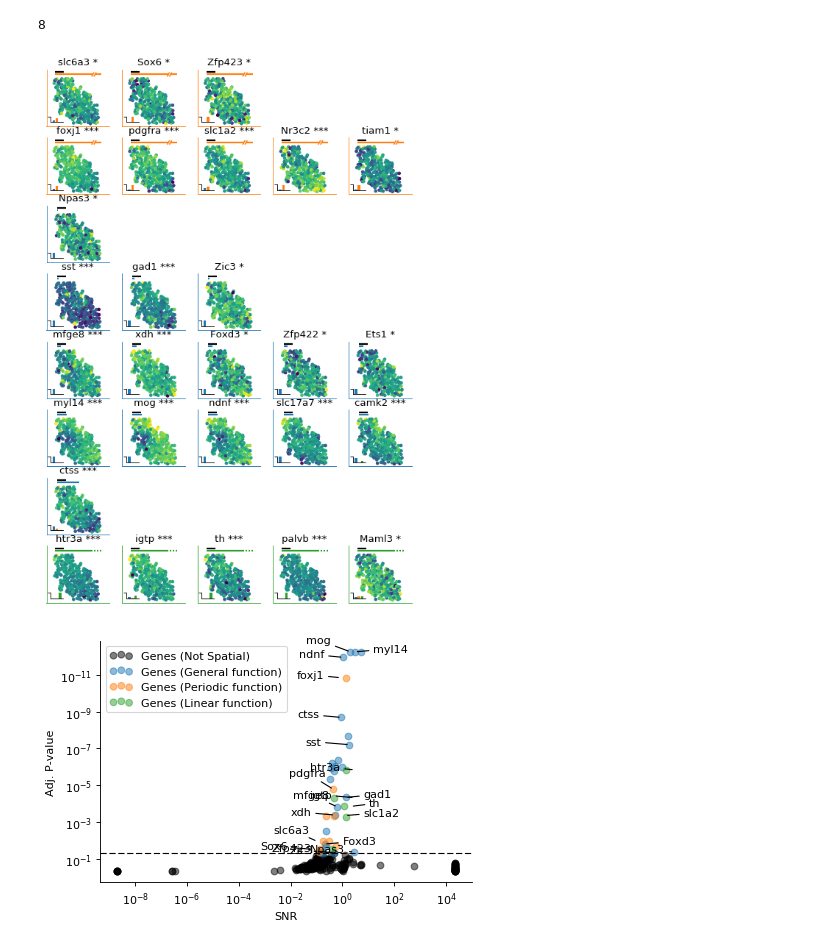
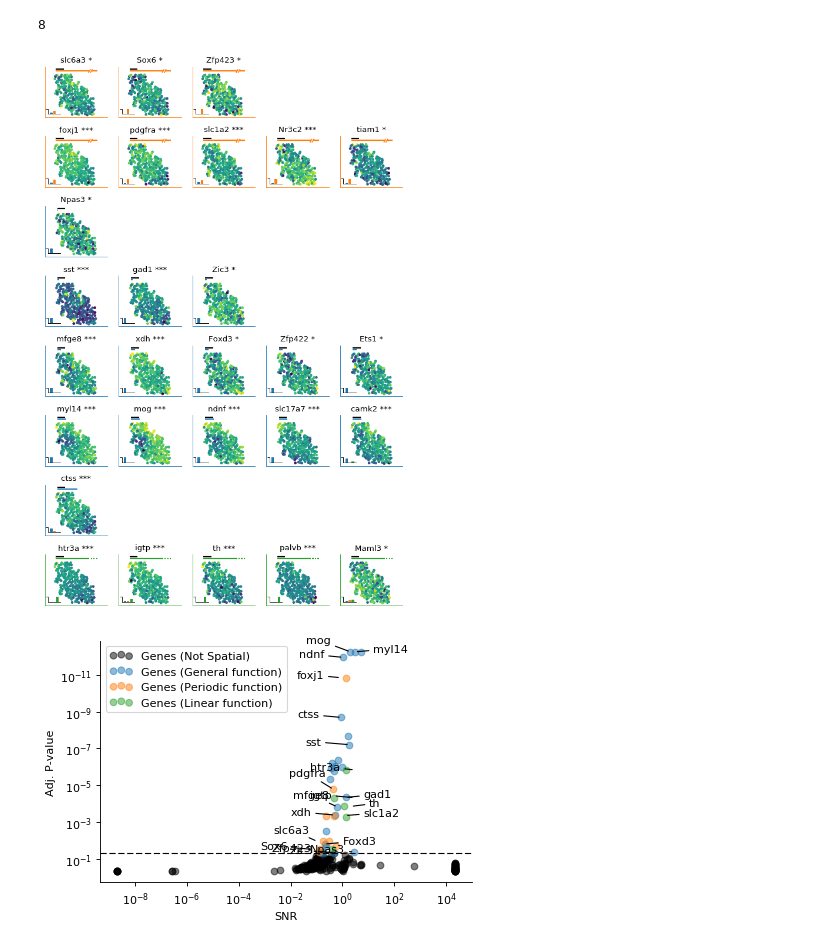
Before and after one commit to Teichlab/SpatialDE, a Jupyter notebook: Analysis/SeqFISH/SeqFISH Results.ipynb, the cells around one changed output. Drawn from its saved outputs; the diff is of its cells as text; code cells hidden in the pictures.

```diff
--- a/Analysis/SeqFISH/SeqFISH Results.ipynb
+++ b/Analysis/SeqFISH/SeqFISH Results.ipynb
@@ -264,35 +264,35 @@ for j, T in enumerate(top_per_ls.replace(np.nan, 0).groupby(['model', 'l'])):
         plt.hlines(150, 50, 250, lw=2)
         if 50 + r['l'] < 1100 and r['model'] != 'linear':
             plt.hlines(100, 50, 50 + r['l'], lw=2, color=model_colors[r['model']], zorder=0)
         else:
             if r['model'] != 'linear':
                 plt.hlines(100, 50, 900, lw=2, color=model_colors[r['model']], zorder=0)
                 plt.hlines(100, 950, 1100, lw=2, color=model_colors[r['model']], zorder=0)
                 plt.plot([900 - 20, 900 + 20], [60, 130], lw=1.5, color=model_colors[r['model']], zorder=0)
                 plt.plot([950 - 20, 950 + 20], [60, 130], lw=1.5, color=model_colors[r['model']], zorder=0)
 
             else:
                 plt.hlines(100, 50, 900, lw=2, color=model_colors[r['model']], zorder=0)
                 plt.hlines(100, 933, 966, lw=2, color=model_colors[r['model']], zorder=0)
                 plt.hlines(100, 1000, 1033, lw=2, color=model_colors[r['model']], zorder=0)
                 plt.hlines(100, 1066, 1100, lw=2, color=model_colors[r['model']], zorder=0)
 
         for spine in ax.spines.values():
             spine.set_edgecolor(model_colors[r['model']])
 
         plt.axis('equal')
 
         ins_ax = inset_axes(ax, width='20%', height='10%', loc=3)
         plt.bar((1, 2, 3), top_per_ls.loc[idx][['SE_prob', 'PER_prob', 'linear_prob']], color=['C0', 'C1', 'C2'])
         plt.ylim(0, 1);
         plt.xticks([], [])
         plt.xlim(-0.0, 4)
         plt.yticks([1], ['']);
 
-
+plt.tight_layout()
 plt.savefig('top_SF_genes_per_ls.pdf', bbox_inches='tight')
 # %% [output]
-[figure, old version]
+[figure, new version]
 # %%
 N = 3
 top_per_ls = ms_results \
```
Also changed, not shown: parts of 2 cells of this notebook, 12 other files.
